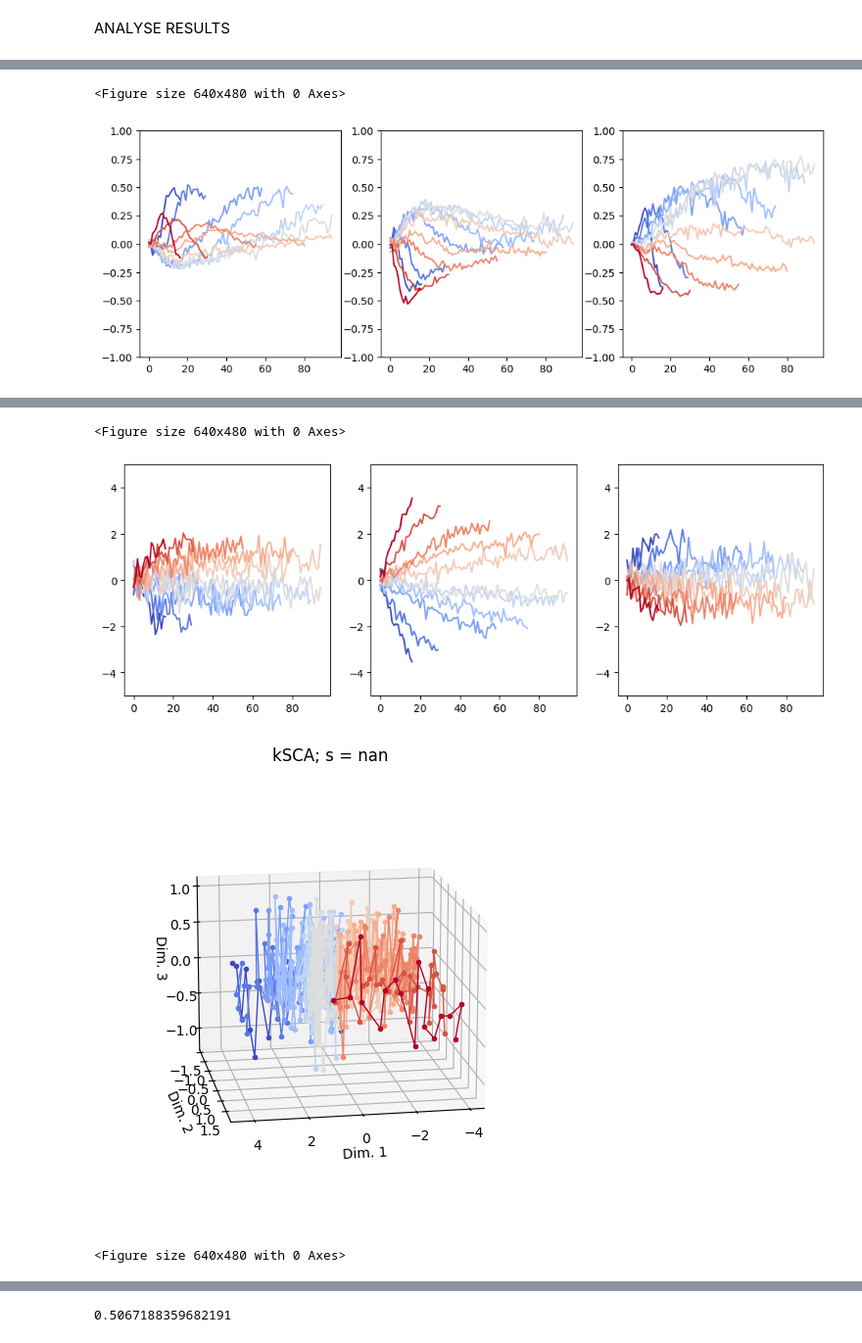
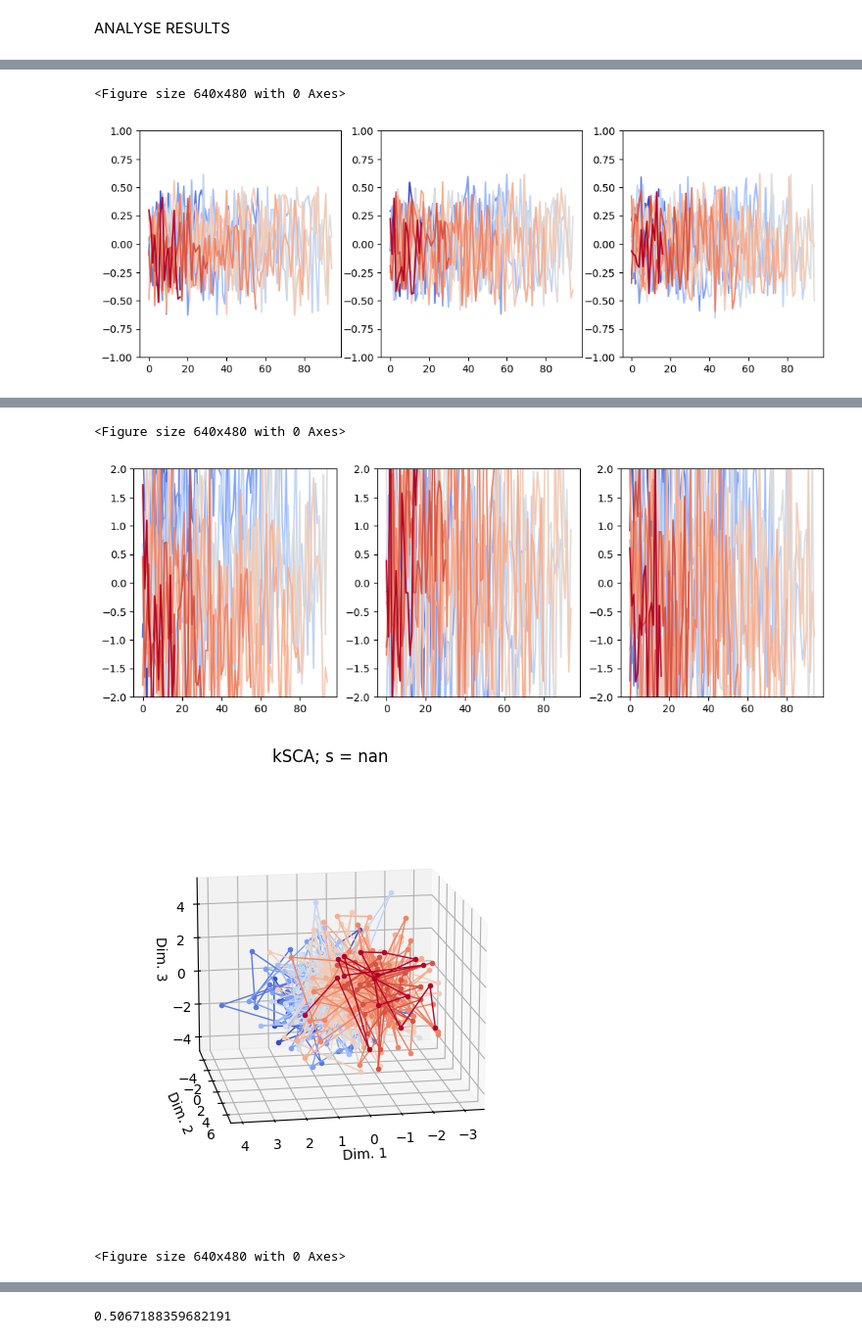
Before and after one commit to ArielleRosinski/SCA_project, a Jupyter notebook: DDM.ipynb, the cells around one changed output, grey strips where cells are left out. Shown at 98% size. Saved outputs shown, nothing was run; the diff lists cells and outputs as text; code cells hidden in the pictures.

```diff
--- a/DDM.ipynb
+++ b/DDM.ipynb
@@ -254,27 +272,6 @@ for k in range(K):
     ))
 
 fig.show()
-# %%
-def analyse_projs(Y, RTs, ymin = -1, ymax=1):
-    K, _, _ = Y.shape
-    thresholds = jnp.floor(jnp.mean(RTs, axis=0)).astype(int)
-    for i, idx in enumerate(thresholds):
-        Y = Y.at[i, :, idx:].set(jnp.nan)
-
-
-    plot_3D_K_coded(Y, rotate=True, azimuth=80, elevation=15)
-
-    plt.figure()
-    fig, axs = plt.subplots(1,3, figsize=(12,4))
-    cmap = plt.get_cmap('coolwarm', K)
-    for k in range(Y.shape[0]):
-        color = cmap(k / (K - 1))
-        axs[0].plot(Y[k, 0, :], color=color)
-        axs[1].plot(Y[k, 1, :], color=color)
-        axs[2].plot(Y[k, 2, :], color=color)
-
-    for ax in axs:
-        ax.set_ylim(ymin, ymax)
 # %%
 from linear_sca import *
 wandb.init(project="", name="", mode="disabled")
@@ -329,6 +326,6 @@ analyse_projs(Y_smoothed, RTs, ymin=-10, ymax=10)
 # %%
 """ PCA """
-Y_pca, PCs = get_pca(X, num_pcs=d)
+Y_pca, PCs = get_pca(center(X), num_pcs=d)
 
 for i in range(Y_pca.shape[0]):
     Y_pca = Y_pca[:,:,:int(jnp.mean(RTs, axis=0).squeeze()[i])]
@@ -364,10 +361,10 @@ fig.show()
 # %% [markdown]
 ANALYSE RESULTS
 # %%
-Y_kSCA = jnp.load('/Users/ariellerosinski/My Drive/Cambridge/Project/outputs/DDM/DDM/kSCA/Y_kSCA_3d_sigma5.0_proj_dims100.npy')
-Y_SCA = jnp.load('/Users/ariellerosinski/My Drive/Cambridge/Project/outputs/DDM/DDM/SCA/Y_SCA_3d_sigma5.0_proj_dims100.npy')
-Y_PCA = jnp.load('/Users/ariellerosinski/My Drive/Cambridge/Project/outputs/DDM/DDM/PCA/Y_PCA_3d_sigma5.0_proj_dims100.npy')
-
+Y_kSCA = jnp.load('/Users/ariellerosinski/My Drive/Cambridge/Project/outputs/DDM/DDM/kSCA/Y_kSCA_3d_sigma20.0_proj_dims50.npy')
+Y_SCA = jnp.load('/Users/ariellerosinski/My Drive/Cambridge/Project/outputs/DDM/DDM/SCA/Y_SCA_3d_sigma20.0_proj_dims50.npy')
+Y_PCA = jnp.load('/Users/ariellerosinski/My Drive/Cambridge/Project/outputs/DDM/DDM/PCA/Y_PCA_3d_sigma20.0_proj_dims50.npy')
+K = Y_kSCA.shape[0]
 def analyse_projs(Y, RTs, ymin = -1, ymax=1):
     K, _, _ = Y.shape
     thresholds = jnp.floor(jnp.mean(RTs, axis=0)).astype(int)
@@ -389,7 +386,7 @@ def analyse_projs(Y, RTs, ymin = -1, ymax=1):
     for ax in axs:
         ax.set_ylim(ymin, ymax)
 analyse_projs(Y_kSCA, RTs)
-analyse_projs(Y_SCA, RTs, ymin = -5, ymax=5)
+analyse_projs(Y_SCA, RTs, ymin = -2, ymax=2)
 analyse_projs(Y_PCA, RTs, ymin = -5, ymax=5)
 
 
@@ -409,2 +406,2 @@ for k in range(paths_avg.shape[0]):
 <Figure size 640x480 with 0 Axes>
-[figure, old version]
+[figure, new version]
@@ -412,4 +409,4 @@ for k in range(paths_avg.shape[0]):
 <Figure size 640x480 with 0 Axes>
-[figure, old version]
+[figure, new version]
-[figure, old version]
+[figure, new version]
 <Figure size 640x480 with 0 Axes>
```
Also changed, not shown: parts of 10 cells of this notebook, 5 other files.
